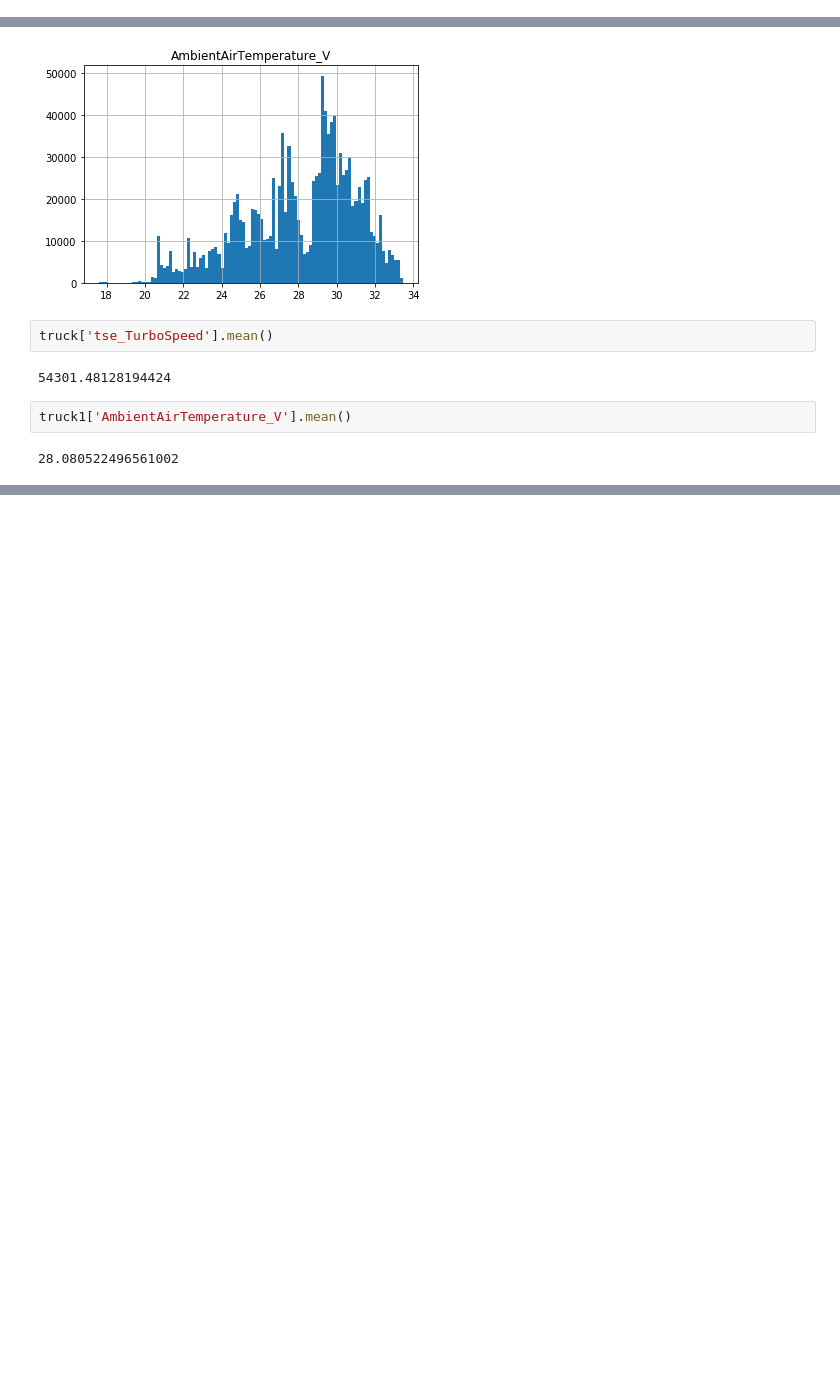
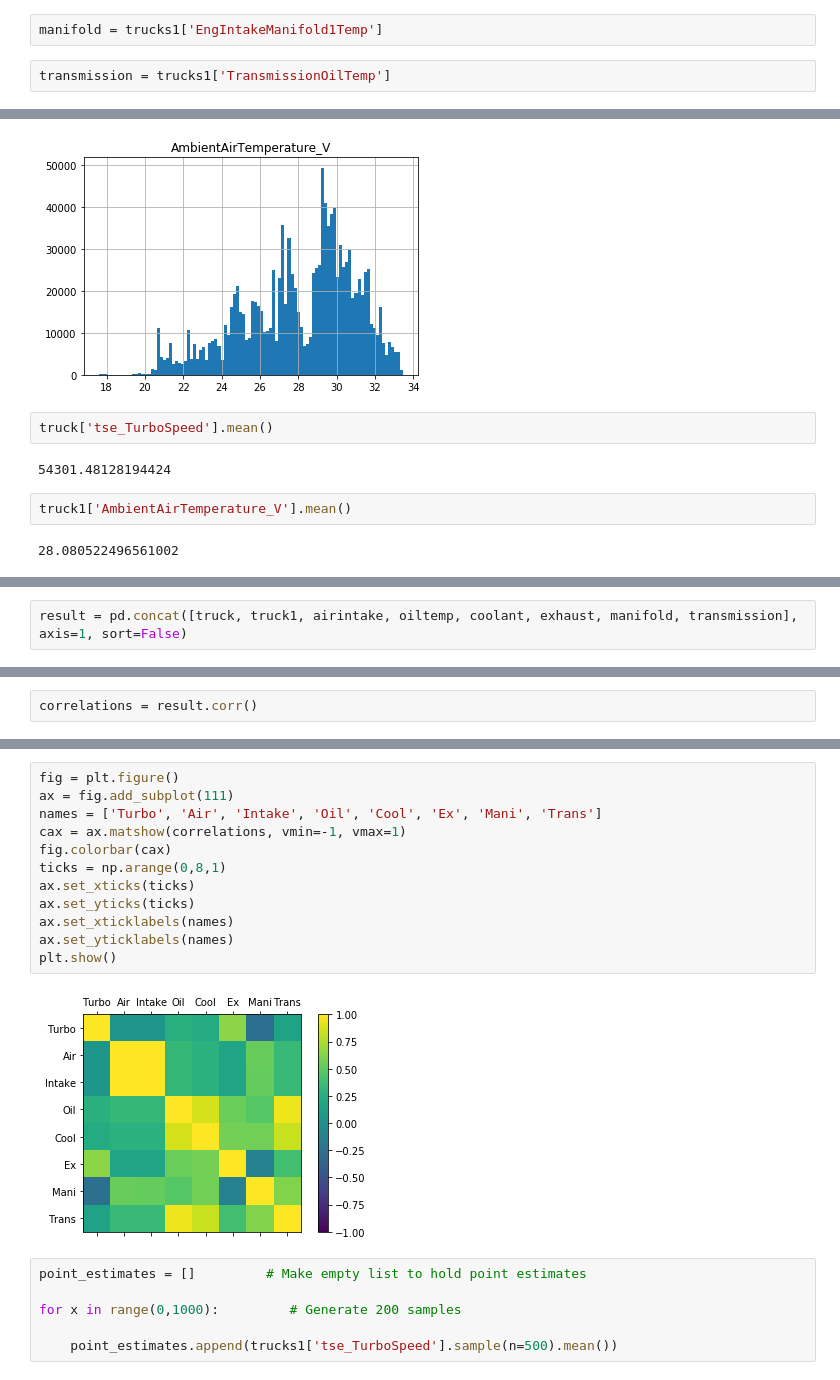
Before and after one commit to UNCG-CSE/Volvo_Truck_Analytics, a Jupyter notebook: src/IoannisScrapNotebook.ipynb, the cells around one changed output, grey strips where cells are left out. Drawn from its saved outputs; the diff is of its cells as text; blank space fills up the shorter version.

```diff
--- a/src/Truck 1 Temp Analysis.ipynb
+++ b/src/IoannisScrapNotebook.ipynb
@@ -132,3 +152,7 @@ truck = trucks1['tse_TurboSpeed']
+# %%
+manifold = trucks1['EngIntakeManifold1Temp']
+# %%
+transmission = trucks1['TransmissionOilTemp']
 # %%
 truck1 = trucks1[['AmbientAirTemperature_V']].ffill().bfill()
 # %%
@@ -157,0 +213,2 @@ truck1['AmbientAirTemperature_V'].mean()
+# %%
+result = pd.concat([truck, truck1, airintake, oiltemp, coolant, exhaust, manifold, transmission], axis=1, sort=False)
@@ -157,0 +224,2 @@ truck1['AmbientAirTemperature_V'].mean()
+# %%
+correlations = result.corr()
@@ -157,0 +238,20 @@ truck1['AmbientAirTemperature_V'].mean()
+# %%
+fig = plt.figure()
+ax = fig.add_subplot(111)
+names = ['Turbo', 'Air', 'Intake', 'Oil', 'Cool', 'Ex', 'Mani', 'Trans']
+cax = ax.matshow(correlations, vmin=-1, vmax=1)
+fig.colorbar(cax)
+ticks = np.arange(0,8,1)
+ax.set_xticks(ticks)
+ax.set_yticks(ticks)
+ax.set_xticklabels(names)
+ax.set_yticklabels(names)
+plt.show()
+# %% [output]
+[figure, added]
+# %%
+point_estimates = []         # Make empty list to hold point estimates
+
+for x in range(0,1000):         # Generate 200 samples
+
+    point_estimates.append(trucks1['tse_TurboSpeed'].sample(n=500).mean())
```
Also changed, not shown: parts of 18 cells of this notebook, 1 other file.
